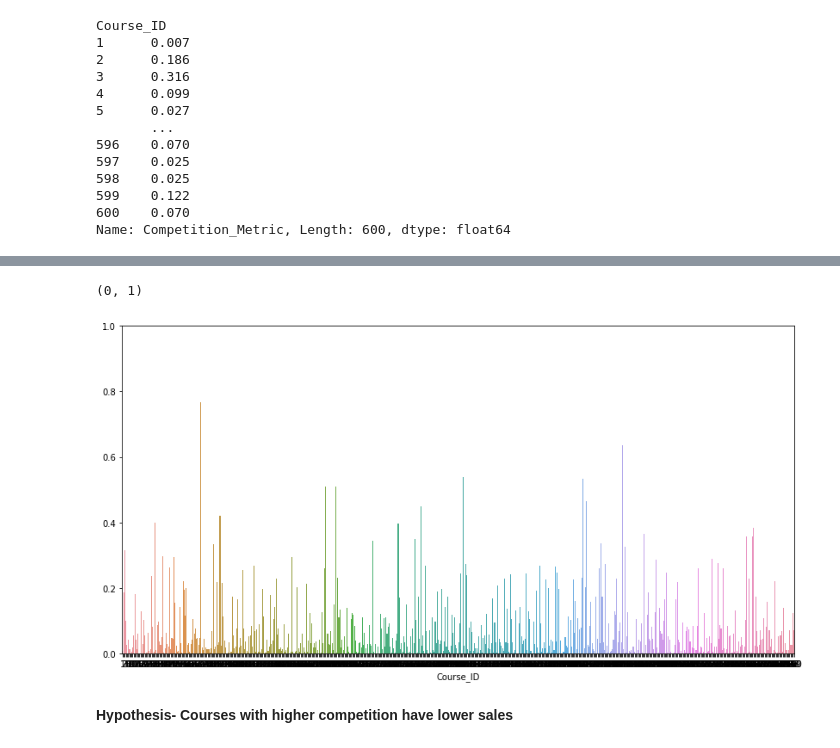
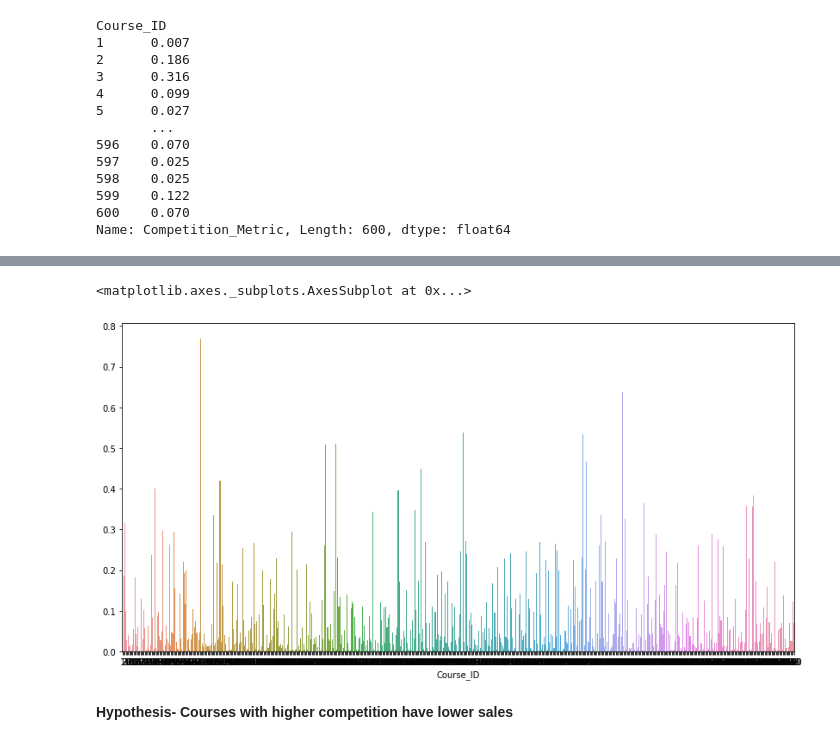
Before and after one commit to iasarthak/AV-Bootcamp-ML-Hackathon, a Jupyter notebook: EDA.ipynb, the cells around one changed output, grey strips where cells are left out. Cells and saved outputs as stored; diff of their text form; code cells hidden in the pictures.

```diff
--- a/EDA.ipynb
+++ b/EDA.ipynb
@@ -463,3 +501,5 @@ Course_ID
 599    0.122
 600    0.070
 Name: Competition_Metric, Length: 600, dtype: float64
+# %%
+a[a<0]=None
@@ -466,10 +518,9 @@ Name: Competition_Metric, Length: 600, dtype: float64
 # %%
 plt.figure(figsize=(14,7))
 sns.barplot(x=a.index,y=a.values)
-plt.ylim(0,1)
 # %% [output]
-(0, 1)
+<matplotlib.axes._subplots.AxesSubplot at 0x...>
-[figure, old version]
+[figure, new version]
 # %% [markdown]
 **Hypothesis- Courses with higher competition have lower sales**
 # %% [markdown]
```
Also changed, not shown: parts of 29 cells of this notebook, 3 other files.
